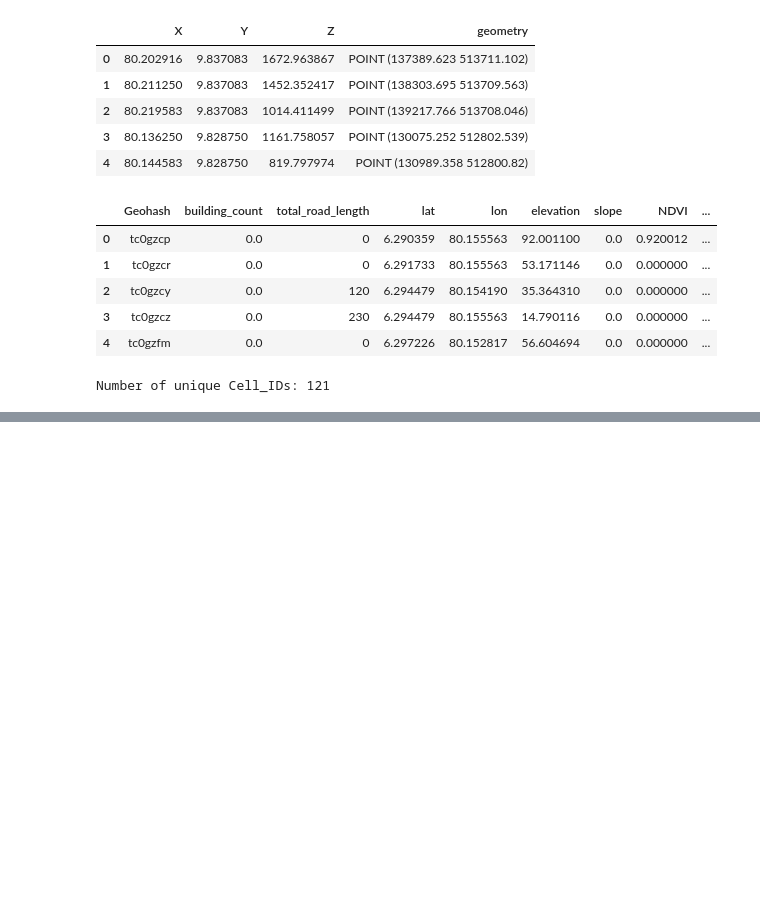
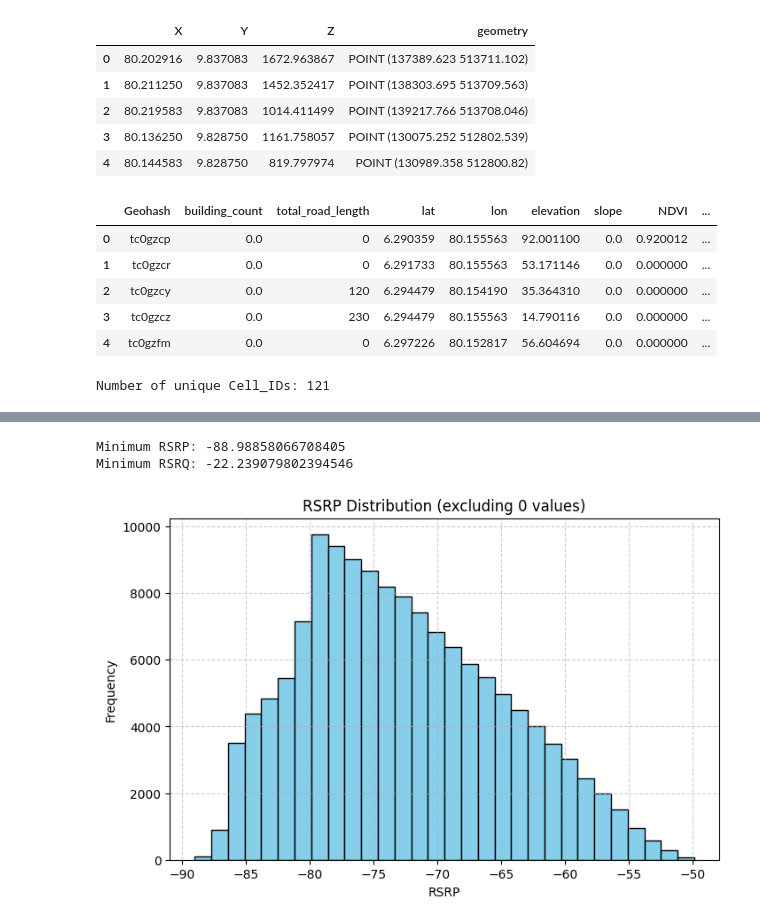
Before and after one commit to pabasara-samarakoon-4176/MDT_prediction, a Jupyter notebook: synthetic_generation_inverted.ipynb, the cells around one changed output, grey strips where cells are left out. Drawn from its saved outputs; the diff is of its cells as text; code cells hidden in the pictures; blank space fills up the shorter version.

```diff
--- a/synthetic_generation_inverted.ipynb
+++ b/synthetic_generation_inverted.ipynb
@@ -997,0 +1109,6 @@ df.to_csv('/content/drive/MyDrive/Final_year_project/datasets/synthetic_v5.csv',
+# %%
+import pandas as pd
+
+filename = '/content/drive/MyDrive/Final_year_project/datasets/synthetic_v6.csv'
+df = pd.read_csv(filename)
+df.head()
@@ -997,0 +1122,24 @@ df.to_csv('/content/drive/MyDrive/Final_year_project/datasets/synthetic_v5.csv',
+# %%
+min_rsrp = df['RSRP'].min()
+min_rsrq = df['RSRQ'].min()
+
+print(f"Minimum RSRP: {min_rsrp}")
+print(f"Minimum RSRQ: {min_rsrq}")
+# %% [output]
+Minimum RSRP: -88.98858066708405
+Minimum RSRQ: -22.239079802394546
+# %%
+import matplotlib.pyplot as plt
+
+# Filter out rows where RSRP is 0
+df_filtered = df[df['RSRP'] != 0]
+
+plt.figure(figsize=(8, 5))
+plt.hist(df_filtered['RSRP'], bins=30, color='skyblue', edgecolor='black')
+plt.title('RSRP Distribution (excluding 0 values)')
+plt.xlabel('RSRP')
+plt.ylabel('Frequency')
+plt.grid(True, linestyle='--', alpha=0.6)
+plt.show()
+# %% [output]
+[figure, added]
```
Also changed, not shown: parts of 85 cells of this notebook.
